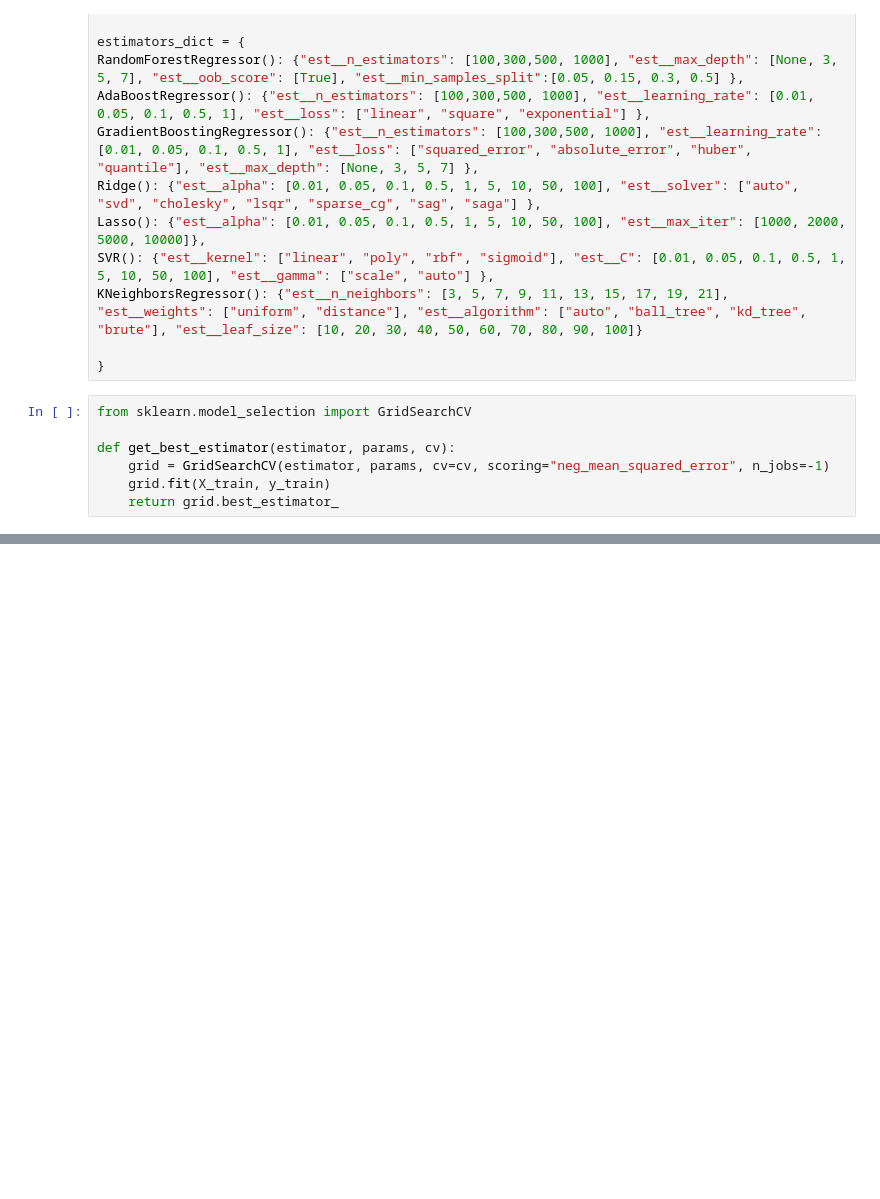
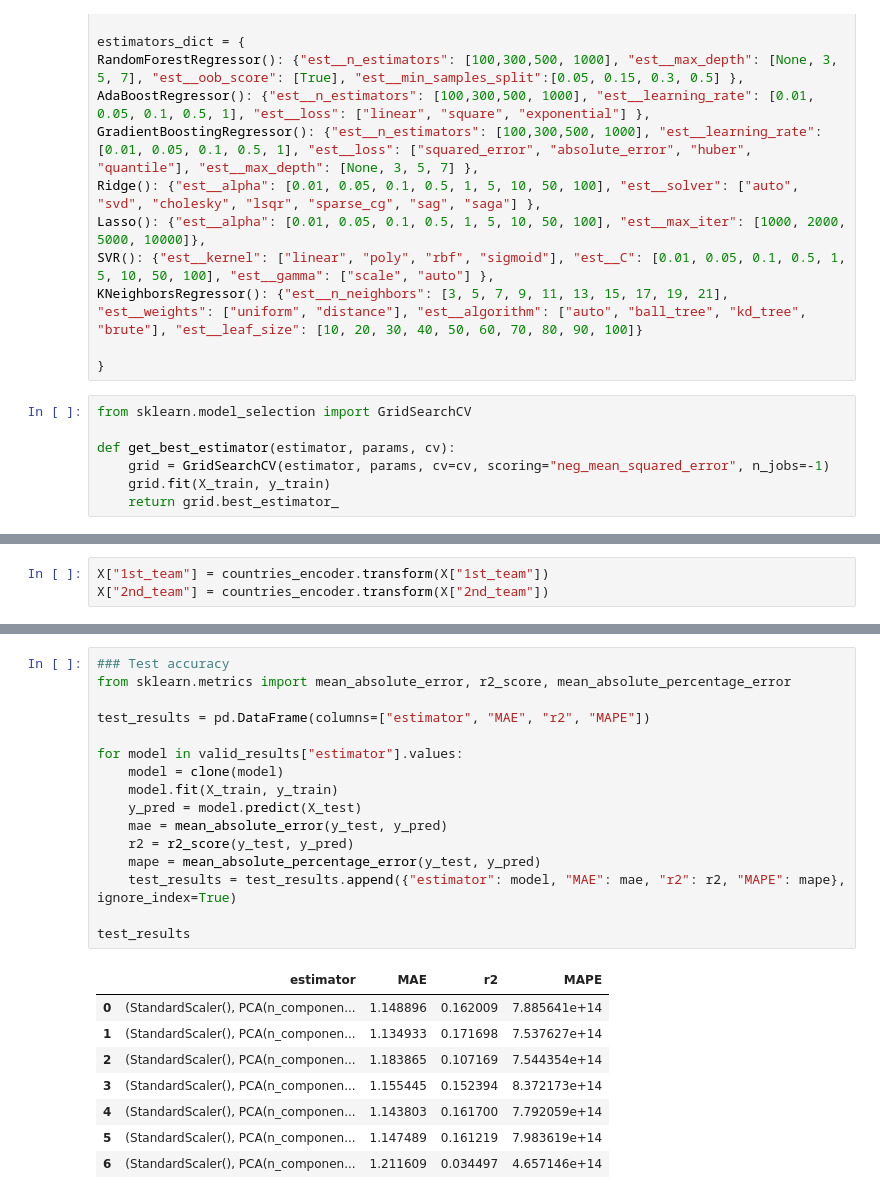
Before and after one commit to ZaidGhazal/FIFA-Qatar-2022-WorldCup-Predictions, a Jupyter notebook: jupyter_notebooks/modeling_regression.ipynb, the cells around one changed output, grey strips where cells are left out. Drawn from its saved outputs; the diff is of its cells as text; blank space fills up the shorter version.

```diff
--- a/jupyter_notebooks/modeling_regression.ipynb
+++ b/jupyter_notebooks/modeling_regression.ipynb
@@ -106,3 +138,6 @@ valid_results
+# %%
+X["1st_team"] = countries_encoder.transform(X["1st_team"])
+X["2nd_team"] = countries_encoder.transform(X["2nd_team"])
 # %%
 for model in valid_results["estimator"].values:
     model = clone(model)
@@ -111,0 +165,25 @@ for model in valid_results["estimator"].values:
+# %%
+### Test accuracy
+from sklearn.metrics import mean_absolute_error, r2_score, mean_absolute_percentage_error
+
+test_results = pd.DataFrame(columns=["estimator", "MAE", "r2", "MAPE"])
+
+for model in valid_results["estimator"].values:
+    model = clone(model)
+    model.fit(X_train, y_train)
+    y_pred = model.predict(X_test)
+    mae = mean_absolute_error(y_test, y_pred)
+    r2 = r2_score(y_test, y_pred)
+    mape = mean_absolute_percentage_error(y_test, y_pred)
+    test_results = test_results.append({"estimator": model, "MAE": mae, "r2": r2, "MAPE": mape}, ignore_index=True)
+
+test_results
+# %% [output]
+|  | estimator | MAE | r2 | MAPE |
+| 0 | (StandardScaler(), PCA(n_componen... | 1.148896 | 0.162009 | 7.885641e+14 |
+| 1 | (StandardScaler(), PCA(n_componen... | 1.134933 | 0.171698 | 7.537627e+14 |
+| 2 | (StandardScaler(), PCA(n_componen... | 1.183865 | 0.107169 | 7.544354e+14 |
+| 3 | (StandardScaler(), PCA(n_componen... | 1.155445 | 0.152394 | 8.372173e+14 |
+| 4 | (StandardScaler(), PCA(n_componen... | 1.143803 | 0.161700 | 7.792059e+14 |
+| 5 | (StandardScaler(), PCA(n_componen... | 1.147489 | 0.161219 | 7.983619e+14 |
+| 6 | (StandardScaler(), PCA(n_componen... | 1.211609 | 0.034497 | 4.657146e+14 |
```
Also changed, not shown: parts of 5 cells of this notebook, 7 other files.
